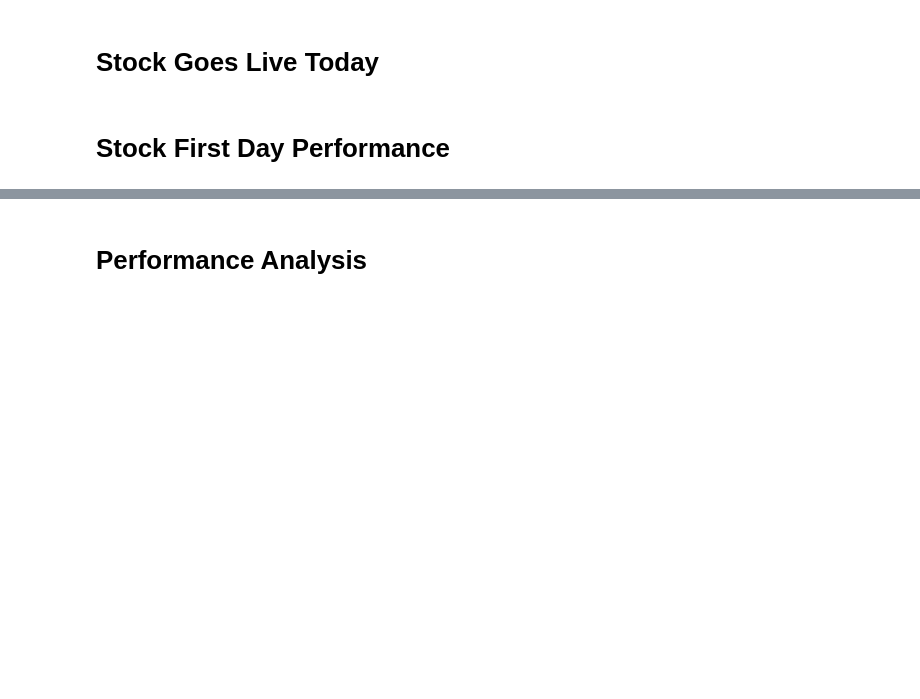
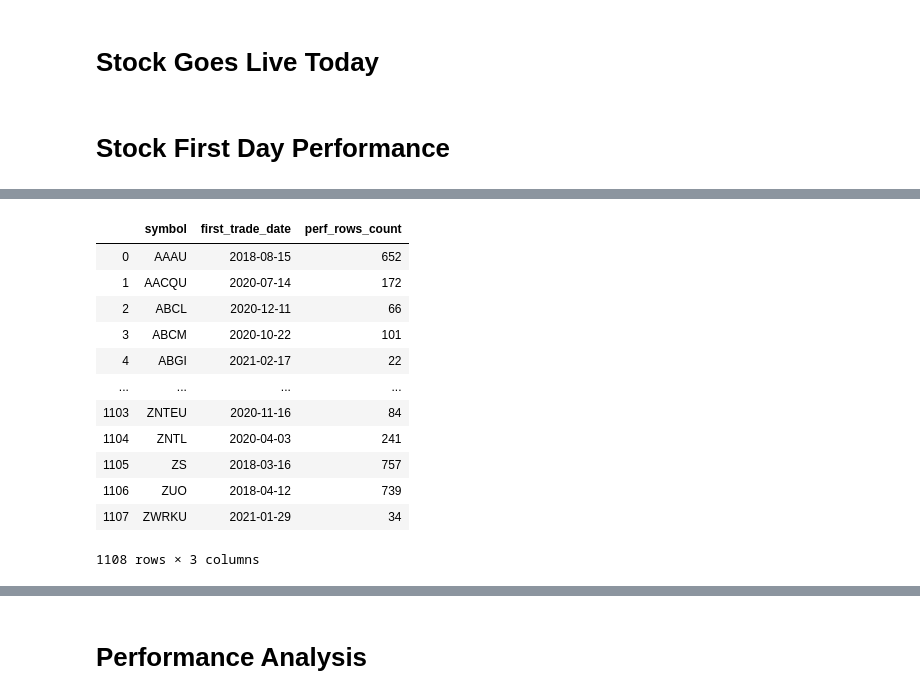
Before and after one commit to admiral810/IPO_tracker, a Jupyter notebook: ipo_analysis.ipynb, the cells around one changed output, grey strips where cells are left out. Saved outputs shown, nothing was run; the diff lists cells and outputs as text; code cells hidden in the pictures; blank space fills up the shorter version.

```diff
--- a/ipo_analysis.ipynb
+++ b/ipo_analysis.ipynb
@@ -324,0 +350,23 @@ if row_count > 0:
+# %%
+# get min date to calculate days changed
+min_date_df = slq_performance_df.groupby(by=['symbol']).agg({'date': ['min', 'count']}).reset_index()
+min_date_df = flatten_cols(min_date_df)
+
+# rename columns
+min_date_df.columns = ['symbol', 'first_trade_date', 'perf_rows_count']
+
+min_date_df
+# %% [output]
+|  | symbol | first_trade_date | perf_rows_count |
+| 0 | AAAU | 2018-08-15 | 652 |
+| 1 | AACQU | 2020-07-14 | 172 |
+| 2 | ABCL | 2020-12-11 | 66 |
+| 3 | ABCM | 2020-10-22 | 101 |
+| 4 | ABGI | 2021-02-17 | 22 |
+| ... | ... | ... | ... |
+| 1103 | ZNTEU | 2020-11-16 | 84 |
+| 1104 | ZNTL | 2020-04-03 | 241 |
+| 1105 | ZS | 2018-03-16 | 757 |
+| 1106 | ZUO | 2018-04-12 | 739 |
+| 1107 | ZWRKU | 2021-01-29 | 34 |
+1108 rows × 3 columns
```
Also changed, not shown: parts of 5 cells of this notebook, 1 other file.
